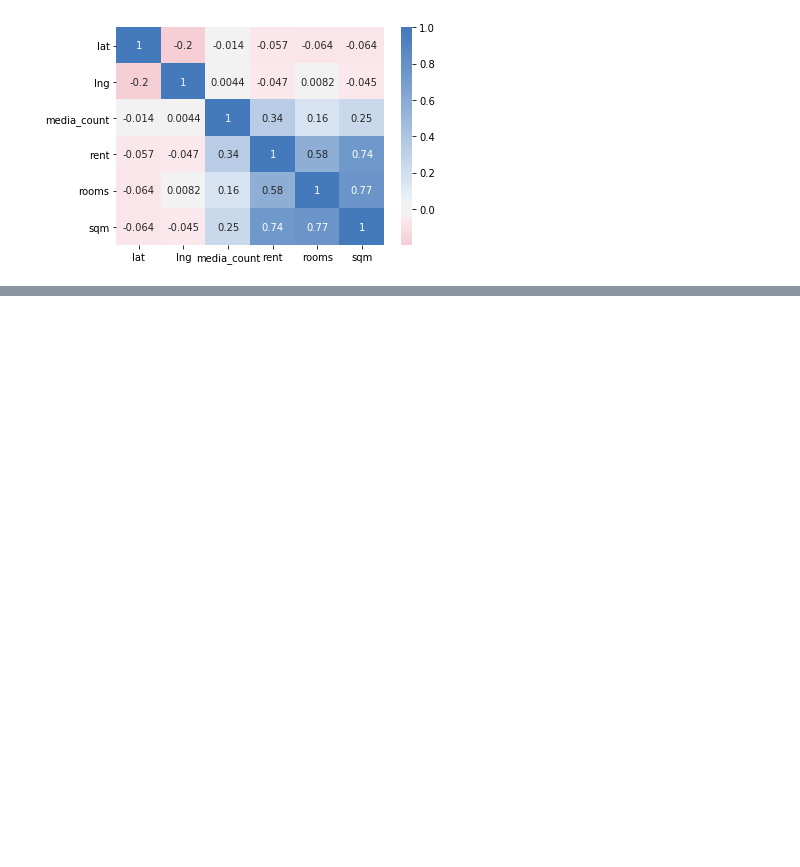
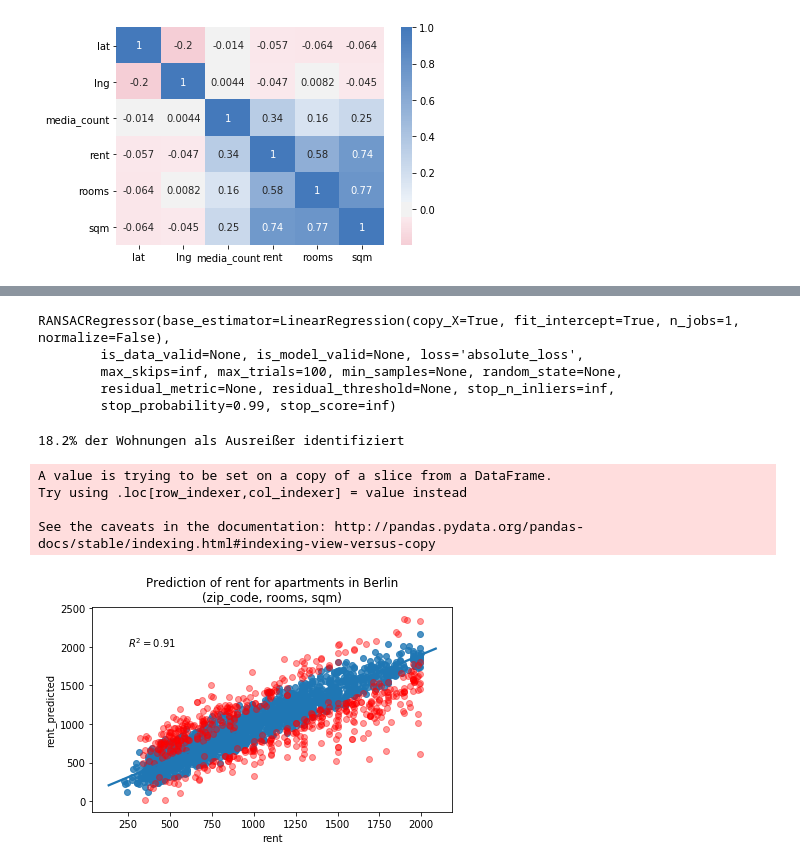
Before and after one commit to asmaier/ImmoSpider, a Jupyter notebook: ImmoPredict.ipynb, the cells around one changed output, grey strips where cells are left out. Cells and saved outputs as stored; diff of their text form; code cells hidden in the pictures; blank space fills up the shorter version.

Commit message:
First prediction of apartment rent with linear model.

```diff
--- a/ImmoPredict.ipynb
+++ b/ImmoPredict.ipynb
@@ -135,0 +157,38 @@ sns.heatmap(corr,
+# %%
+regressor.fit(X,y)
+# %% [output]
+RANSACRegressor(base_estimator=LinearRegression(copy_X=True, fit_intercept=True, n_jobs=1, normalize=False),
+        is_data_valid=None, is_model_valid=None, loss='absolute_loss',
+        max_skips=inf, max_trials=100, min_samples=None, random_state=None,
+        residual_metric=None, residual_threshold=None, stop_n_inliers=inf,
+        stop_probability=0.99, stop_score=inf)
+# %%
+inlier_mask = regressor.inlier_mask_
+outlier_mask = np.logical_not(inlier_mask)
+print(u'%.1f%% der Wohnungen als Ausreißer identifiziert' % (sum(outlier_mask)*100.0/(sum(outlier_mask)+sum(inlier_mask))))
+# %% [output]
+18.2% der Wohnungen als Ausreißer identifiziert
+# %%
+y_pred = regressor.predict(X)
+df3["rent_predicted"] = y_pred
+# %% [output]
+A value is trying to be set on a copy of a slice from a DataFrame.
+Try using .loc[row_indexer,col_indexer] = value instead
+
+See the caveats in the documentation: http://pandas.pydata.org/pandas-docs/stable/indexing.html#indexing-view-versus-copy
+# %%
+r2_ransac = r2_score(y[inlier_mask], y_pred[inlier_mask])
+# %%
+sns.regplot(df3['rent'][inlier_mask],
+            df3['rent_predicted'][inlier_mask])
+plt.scatter(df3['rent'][outlier_mask],
+            df3['rent_predicted'][outlier_mask],
+            alpha=0.4,
+            c='r')
+
+plt.title('Prediction of rent for apartments in Berlin\n(zip_code, rooms, sqm)')
+plt.text(250, 2000, r'$R^2=%.2f$' % r2_ransac)
+plt.tight_layout()
+# plt.savefig('LinReg-rent-apartment.png', dpi=150)
+# %% [output]
+[figure, added]
```
Also changed, not shown: parts of 6 cells of this notebook.
